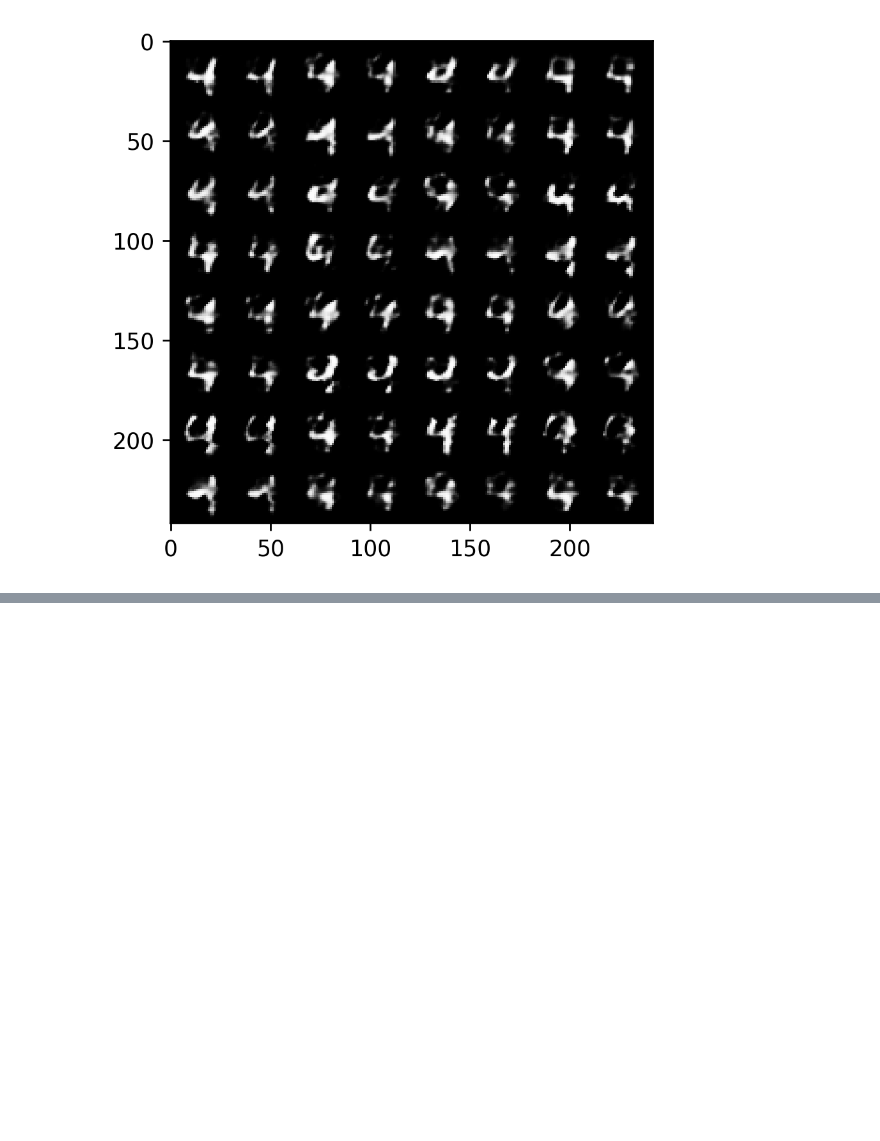
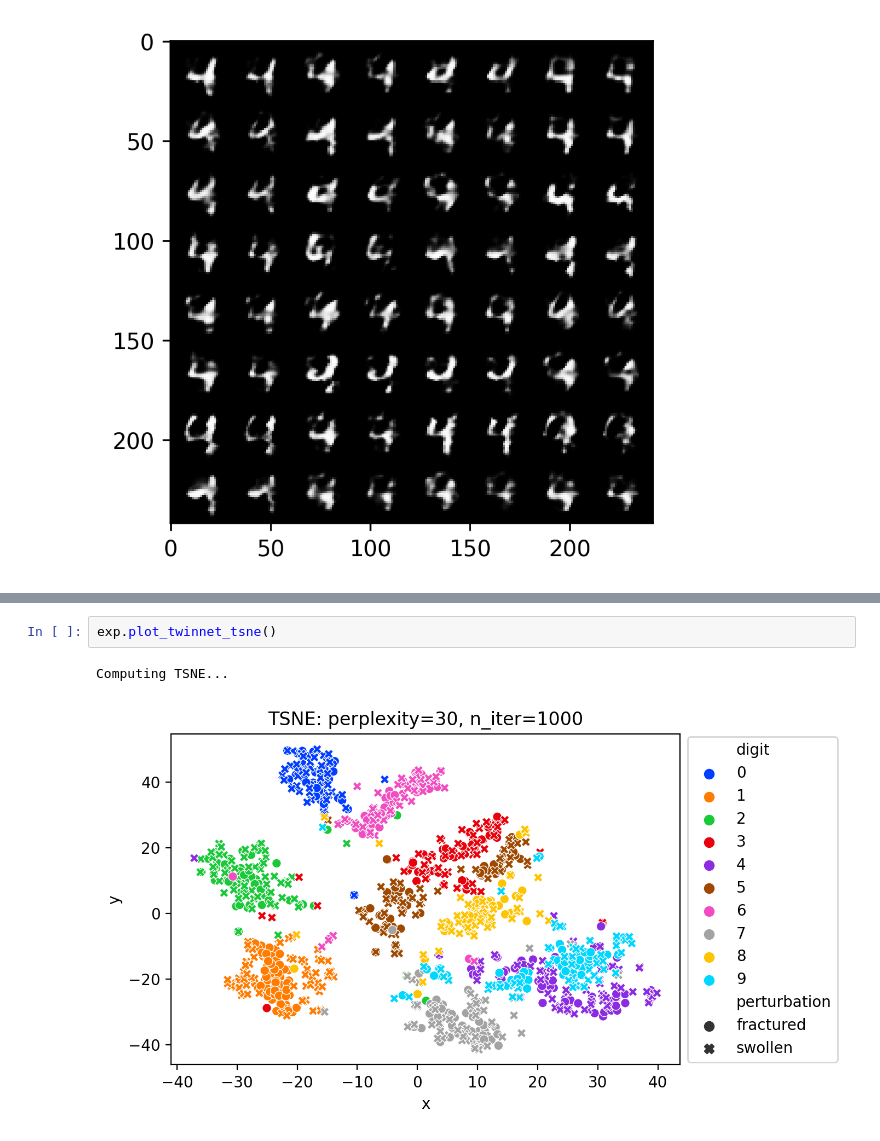
Before and after one commit to matteobilardi/ccbir, a Jupyter notebook: ccbir/scratchpad.ipynb, the cells around one changed output, grey strips where cells are left out. Drawn from its saved outputs; the diff is of its cells as text; blank space fills up the shorter version.

```diff
--- a/ccbir/scratchpad.ipynb
+++ b/ccbir/scratchpad.ipynb
@@ -160,0 +247,5 @@ Twin network outputted swollen-fractured pairs
+# %%
+exp.plot_twinnet_tsne()
+# %% [output]
+Computing TSNE...
+[figure, added]
```
Also changed, not shown: parts of 10 cells of this notebook, 8 other files.
